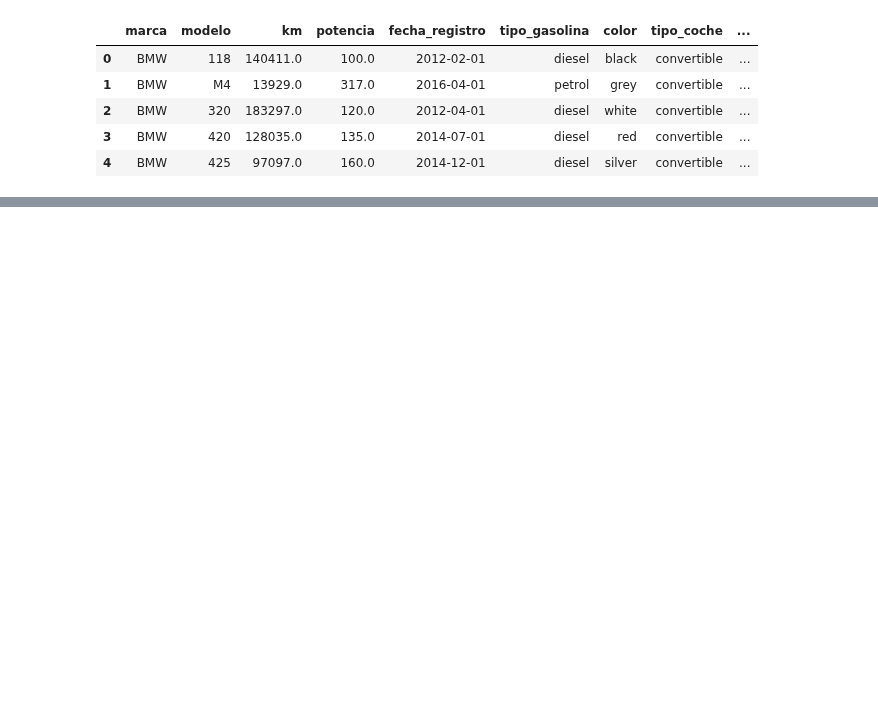
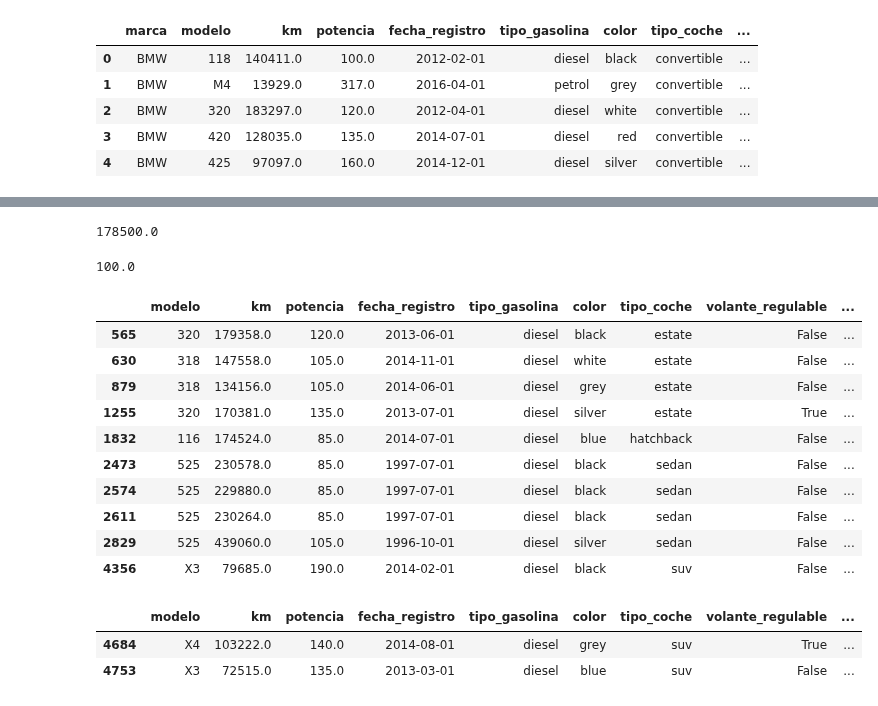
Before and after one commit to EricJimenezCamps/CleaningProcessing_BMW, a Jupyter notebook: CleaningBMW.ipynb, the cells around one changed output, grey strips where cells are left out. Drawn from its saved outputs; the diff is of its cells as text; code cells hidden in the pictures; blank space fills up the shorter version.

```diff
--- a/CleaningBMW.ipynb
+++ b/CleaningBMW.ipynb
@@ -20,0 +628,4 @@ df_bmw.head()
+# %%
+#Vemos que en este caso es mas o menos un 50-50 de que el elevalunas sea electrico o no.
+#Optamos por substituir los nulos por 'sin_datos_elevalunas_electrico'
+df_bmw4['elevalunas_electrico'].fillna('sin_datos_elevalinas_electrico', inplace= True)
@@ -20,0 +643,2 @@ df_bmw.head()
+# %%
+df_bmw5 = df_bmw4.copy() #Realizamos un checkpoint.
@@ -20,0 +659,4 @@ df_bmw.head()
+# %%
+#Son 4 valores nulos, no queremos eliminarlos, podria ser que fueran con bluetooth o no.
+#Optamos por substituir los valores nulos por 'sin_datos_blutooth'.
+df_bmw5['bluetooth'].fillna('sin_datos_butooth', inplace= True)
@@ -20,0 +684,4 @@ df_bmw.head()
+# %%
+#Son 2 valores nulos, no queremos eliminarlos, podria ser que fueran con limite de velocidad o no.
+#Optamos por substituir los valores nulos por 'sin_datos_alerta_lim_velocidad'
+df_bmw5['alerta_lim_velocidad'].fillna('sin_datos_alerta_lim_velocidad', inplace=True)
@@ -20,0 +707,28 @@ df_bmw.head()
+# %%
+df_bmw5['precio'].max()
+# %% [output]
+178500.0
+# %%
+df_bmw5['precio'].min()
+# %% [output]
+100.0
+# %%
+df_bmw5[df_bmw5['precio']<300.00]
+# %% [output]
+|  | modelo | km | potencia | fecha_registro | tipo_gasolina | color | tipo_coche | volante_regulable | ... |
+| 565 | 320 | 179358.0 | 120.0 | 2013-06-01 | diesel | black | estate | False | ... |
+| 630 | 318 | 147558.0 | 105.0 | 2014-11-01 | diesel | white | estate | False | ... |
+| 879 | 318 | 134156.0 | 105.0 | 2014-06-01 | diesel | grey | estate | False | ... |
+| 1255 | 320 | 170381.0 | 135.0 | 2013-07-01 | diesel | silver | estate | True | ... |
+| 1832 | 116 | 174524.0 | 85.0 | 2014-07-01 | diesel | blue | hatchback | False | ... |
+| 2473 | 525 | 230578.0 | 85.0 | 1997-07-01 | diesel | black | sedan | False | ... |
+| 2574 | 525 | 229880.0 | 85.0 | 1997-07-01 | diesel | black | sedan | False | ... |
+| 2611 | 525 | 230264.0 | 85.0 | 1997-07-01 | diesel | black | sedan | False | ... |
+| 2829 | 525 | 439060.0 | 105.0 | 1996-10-01 | diesel | silver | sedan | False | ... |
+| 4356 | X3 | 79685.0 | 190.0 | 2014-02-01 | diesel | black | suv | False | ... |
+# %%
+df_bmw5[df_bmw5['precio']>100000.00]
+# %% [output]
+|  | modelo | km | potencia | fecha_registro | tipo_gasolina | color | tipo_coche | volante_regulable | ... |
+| 4684 | X4 | 103222.0 | 140.0 | 2014-08-01 | diesel | grey | suv | True | ... |
+| 4753 | X3 | 72515.0 | 135.0 | 2013-03-01 | diesel | blue | suv | False | ... |
```
Also changed, not shown: parts of 102 cells of this notebook.
